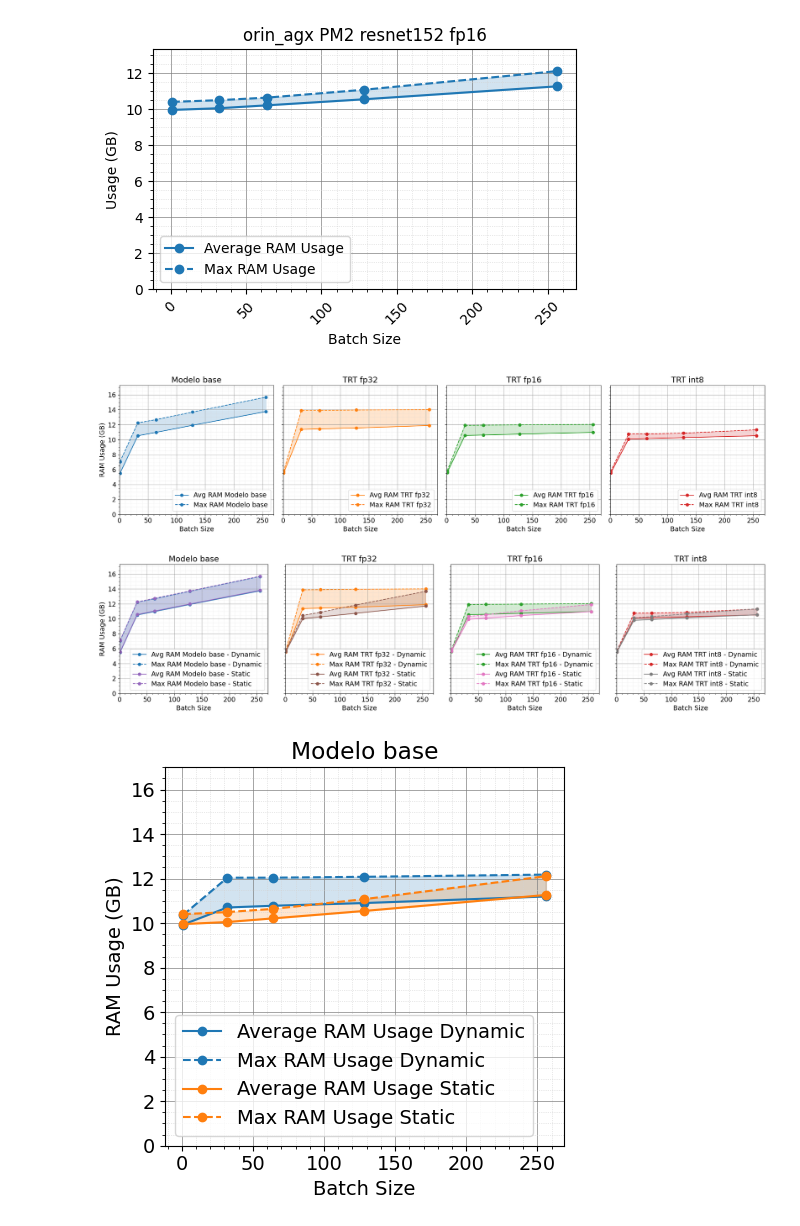
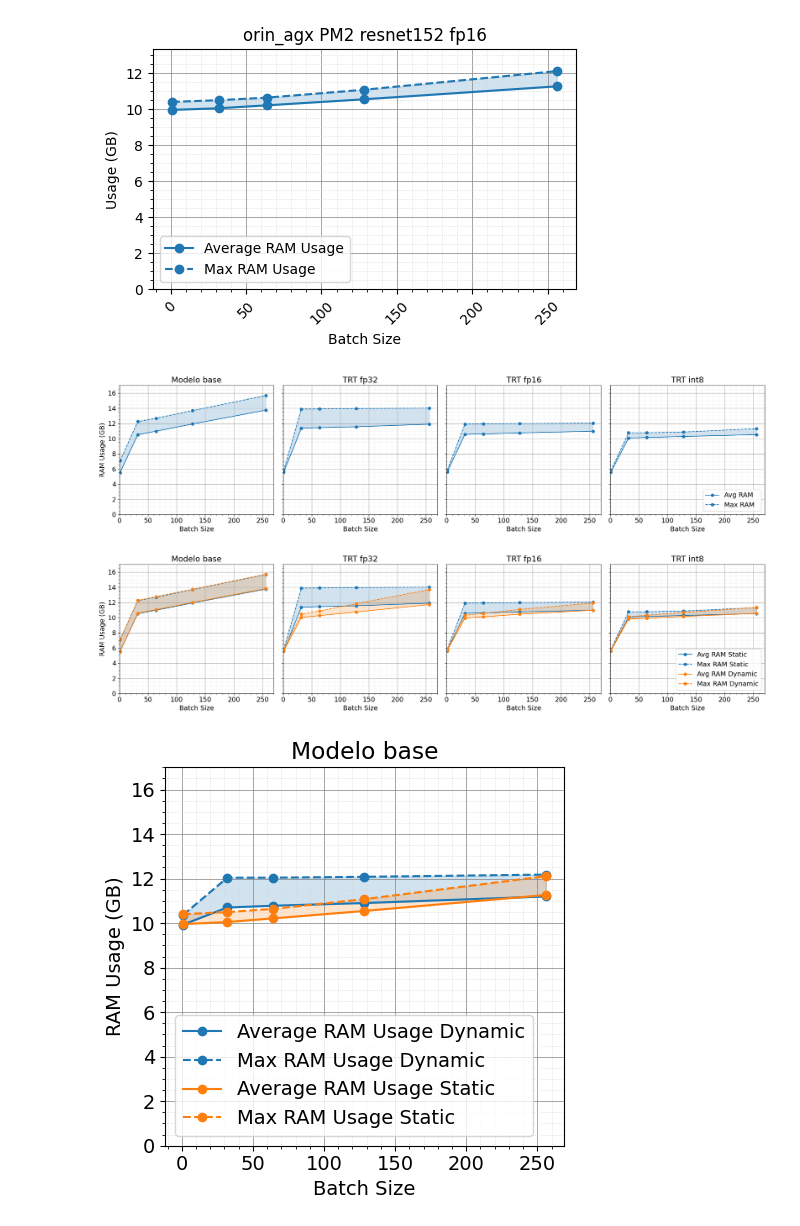
Before and after one commit to Juanx65/ArtTRT, a Jupyter notebook: post_processing/plot_memory_from_tegrastats_logs.ipynb, the cells around one changed output. Cells and saved outputs as stored; diff of their text form; code cells hidden in the pictures.

```diff
--- a/post_processing/plot_memory_from_tegrastats_logs.ipynb
+++ b/post_processing/plot_memory_from_tegrastats_logs.ipynb
@@ -589,18 +479,20 @@ data_bs_64_int8 = read_data(f'../outputs/tegrastats_log/tegrastats_log_{PLATFORM
 data_bs_128_int8 = read_data(f'../outputs/tegrastats_log/tegrastats_log_{PLATFORM}/{INT8}_{NETWORK}_bs_128_{POWER_MODE}_{BUILD_TYPE}_{OPLVL}.txt')
 data_bs_256_int8 = read_data(f'../outputs/tegrastats_log/tegrastats_log_{PLATFORM}/{INT8}_{NETWORK}_bs_256_{POWER_MODE}_{BUILD_TYPE}_{OPLVL}.txt')
 
-# Graficar los datos
 plot_memory_horizontal_plots(
-    [[ data_bs_1, data_bs_32, data_bs_64,data_bs_128,data_bs_256],
-    [ data_bs_1_fp32, data_bs_32_fp32, data_bs_64_fp32,data_bs_128_fp32,data_bs_256_fp32]
-    ,[ data_bs_1_fp16, data_bs_32_fp16, data_bs_64_fp16,data_bs_128_fp16,data_bs_256_fp16]
-    ,[ data_bs_1_int8, data_bs_32_int8, data_bs_64_int8,data_bs_128_int8,data_bs_256_int8]
+    [
+        [[ data_bs_1, data_bs_32, data_bs_64,data_bs_128,data_bs_256],
+        [ data_bs_1_fp32, data_bs_32_fp32, data_bs_64_fp32,data_bs_128_fp32,data_bs_256_fp32]
+        ,[ data_bs_1_fp16, data_bs_32_fp16, data_bs_64_fp16,data_bs_128_fp16,data_bs_256_fp16]
+        ,[ data_bs_1_int8, data_bs_32_int8, data_bs_64_int8,data_bs_128_int8,data_bs_256_int8]
+        ]
     ],
     [ 1,32,64,128,256],
-    ['Modelo base', 'TRT fp32', 'TRT fp16', 'TRT int8']
+    ['Modelo base', 'TRT fp32', 'TRT fp16', 'TRT int8'],
+    [' ']
 )
 # %% [output]
-[figure, old version]
+[figure, new version]
 # %%
 # STATIC VS DYNAMIC MEMORY TEST PLOTTER
 
@@ -643,46 +535,48 @@ data_bs_128_fp32_static = read_data(f'../outputs/tegrastats_log/tegrastats_log_{
 data_bs_256_fp32_static = read_data(f'../outputs/tegrastats_log/tegrastats_log_{PLATFORM}/{FP32}_{NETWORK}_bs_256_{POWER_MODE}_{STATIC}_{OPLVL}.txt')
 
 data_bs_1_fp16 =  read_data(f'../outputs/tegrastats_log/tegrastats_log_{PLATFORM}/{FP16}_{NETWORK}_bs_1_{POWER_MODE}_{DYNAMIC}_{OPLVL}.txt')
 data_bs_32_fp16 = read_data(f'../outputs/tegrastats_log/tegrastats_log_{PLATFORM}/{FP16}_{NETWORK}_bs_32_{POWER_MODE}_{DYNAMIC}_{OPLVL}.txt')
 data_bs_64_fp16 = read_data(f'../outputs/tegrastats_log/tegrastats_log_{PLATFORM}/{FP16}_{NETWORK}_bs_64_{POWER_MODE}_{DYNAMIC}_{OPLVL}.txt')
 data_bs_128_fp16 = read_data(f'../outputs/tegrastats_log/tegrastats_log_{PLATFORM}/{FP16}_{NETWORK}_bs_128_{POWER_MODE}_{DYNAMIC}_{OPLVL}.txt')
 data_bs_256_fp16 = read_data(f'../outputs/tegrastats_log/tegrastats_log_{PLATFORM}/{FP16}_{NETWORK}_bs_256_{POWER_MODE}_{DYNAMIC}_{OPLVL}.txt')
 
 data_bs_1_fp16_static =  read_data(f'../outputs/tegrastats_log/tegrastats_log_{PLATFORM}/{FP16}_{NETWORK}_bs_1_{POWER_MODE}_{STATIC}_{OPLVL}.txt')
 data_bs_32_fp16_static = read_data(f'../outputs/tegrastats_log/tegrastats_log_{PLATFORM}/{FP16}_{NETWORK}_bs_32_{POWER_MODE}_{STATIC}_{OPLVL}.txt')
 data_bs_64_fp16_static = read_data(f'../outputs/tegrastats_log/tegrastats_log_{PLATFORM}/{FP16}_{NETWORK}_bs_64_{POWER_MODE}_{STATIC}_{OPLVL}.txt')
 data_bs_128_fp16_static = read_data(f'../outputs/tegrastats_log/tegrastats_log_{PLATFORM}/{FP16}_{NETWORK}_bs_128_{POWER_MODE}_{STATIC}_{OPLVL}.txt')
 data_bs_256_fp16_static = read_data(f'../outputs/tegrastats_log/tegrastats_log_{PLATFORM}/{FP16}_{NETWORK}_bs_256_{POWER_MODE}_{STATIC}_{OPLVL}.txt')
 
 data_bs_1_int8 =  read_data(f'../outputs/tegrastats_log/tegrastats_log_{PLATFORM}/{INT8}_{NETWORK}_bs_1_{POWER_MODE}_{DYNAMIC}_{OPLVL}.txt')
 data_bs_32_int8 = read_data(f'../outputs/tegrastats_log/tegrastats_log_{PLATFORM}/{INT8}_{NETWORK}_bs_32_{POWER_MODE}_{DYNAMIC}_{OPLVL}.txt')
 data_bs_64_int8 = read_data(f'../outputs/tegrastats_log/tegrastats_log_{PLATFORM}/{INT8}_{NETWORK}_bs_64_{POWER_MODE}_{DYNAMIC}_{OPLVL}.txt')
 data_bs_128_int8 = read_data(f'../outputs/tegrastats_log/tegrastats_log_{PLATFORM}/{INT8}_{NETWORK}_bs_128_{POWER_MODE}_{DYNAMIC}_{OPLVL}.txt')
 data_bs_256_int8 = read_data(f'../outputs/tegrastats_log/tegrastats_log_{PLATFORM}/{INT8}_{NETWORK}_bs_256_{POWER_MODE}_{DYNAMIC}_{OPLVL}.txt')
 
 data_bs_1_int8_static =  read_data(f'../outputs/tegrastats_log/tegrastats_log_{PLATFORM}/{INT8}_{NETWORK}_bs_1_{POWER_MODE}_{STATIC}_{OPLVL}.txt')
 data_bs_32_int8_static = read_data(f'../outputs/tegrastats_log/tegrastats_log_{PLATFORM}/{INT8}_{NETWORK}_bs_32_{POWER_MODE}_{STATIC}_{OPLVL}.txt')
 data_bs_64_int8_static = read_data(f'../outputs/tegrastats_log/tegrastats_log_{PLATFORM}/{INT8}_{NETWORK}_bs_64_{POWER_MODE}_{STATIC}_{OPLVL}.txt')
 data_bs_128_int8_static = read_data(f'../outputs/tegrastats_log/tegrastats_log_{PLATFORM}/{INT8}_{NETWORK}_bs_128_{POWER_MODE}_{STATIC}_{OPLVL}.txt')
 data_bs_256_int8_static = read_data(f'../outputs/tegrastats_log/tegrastats_log_{PLATFORM}/{INT8}_{NETWORK}_bs_256_{POWER_MODE}_{STATIC}_{OPLVL}.txt')
 
-
-plot_memory_horizontal_plots_static_vs_dynamic(
-    [[ data_bs_1, data_bs_32, data_bs_64,data_bs_128,data_bs_256],
-    [ data_bs_1_fp32, data_bs_32_fp32, data_bs_64_fp32,data_bs_128_fp32,data_bs_256_fp32]
-    ,[ data_bs_1_fp16, data_bs_32_fp16, data_bs_64_fp16,data_bs_128_fp16,data_bs_256_fp16]
-    ,[ data_bs_1_int8, data_bs_32_int8, data_bs_64_int8,data_bs_128_int8,data_bs_256_int8]
-    ],
-    [[ data_bs_1_static, data_bs_32_static, data_bs_64_static,data_bs_128_static,data_bs_256_static],
-    [ data_bs_1_fp32_static, data_bs_32_fp32_static, data_bs_64_fp32_static,data_bs_128_fp32_static,data_bs_256_fp32_static]
-    ,[ data_bs_1_fp16_static, data_bs_32_fp16_static, data_bs_64_fp16_static,data_bs_128_fp16_static,data_bs_256_fp16_static]
-    ,[ data_bs_1_int8_static, data_bs_32_int8_static, data_bs_64_int8_static,data_bs_128_int8_static,data_bs_256_int8_static]
+plot_memory_horizontal_plots(
+    [
+        [[ data_bs_1, data_bs_32, data_bs_64,data_bs_128,data_bs_256],
+        [ data_bs_1_fp32, data_bs_32_fp32, data_bs_64_fp32,data_bs_128_fp32,data_bs_256_fp32]
+        ,[ data_bs_1_fp16, data_bs_32_fp16, data_bs_64_fp16,data_bs_128_fp16,data_bs_256_fp16]
+        ,[ data_bs_1_int8, data_bs_32_int8, data_bs_64_int8,data_bs_128_int8,data_bs_256_int8]
+        ],
+        [[ data_bs_1_static, data_bs_32_static, data_bs_64_static,data_bs_128_static,data_bs_256_static],
+        [ data_bs_1_fp32_static, data_bs_32_fp32_static, data_bs_64_fp32_static,data_bs_128_fp32_static,data_bs_256_fp32_static]
+        ,[ data_bs_1_fp16_static, data_bs_32_fp16_static, data_bs_64_fp16_static,data_bs_128_fp16_static,data_bs_256_fp16_static]
+        ,[ data_bs_1_int8_static, data_bs_32_int8_static, data_bs_64_int8_static,data_bs_128_int8_static,data_bs_256_int8_static]
+        ]
     ],
     [ 1,32,64,128,256],
-    ['Modelo base', 'TRT fp32', 'TRT fp16', 'TRT int8']
+    ['Modelo base', 'TRT fp32', 'TRT fp16', 'TRT int8'],
+    ['Static', 'Dynamic']
 )
 # %% [output]
-[figure, old version]
+[figure, new version]
 # %%
 # COMPARE TWO MEMORY TESTS
 
```
Also changed, not shown: parts of 2 cells of this notebook.
